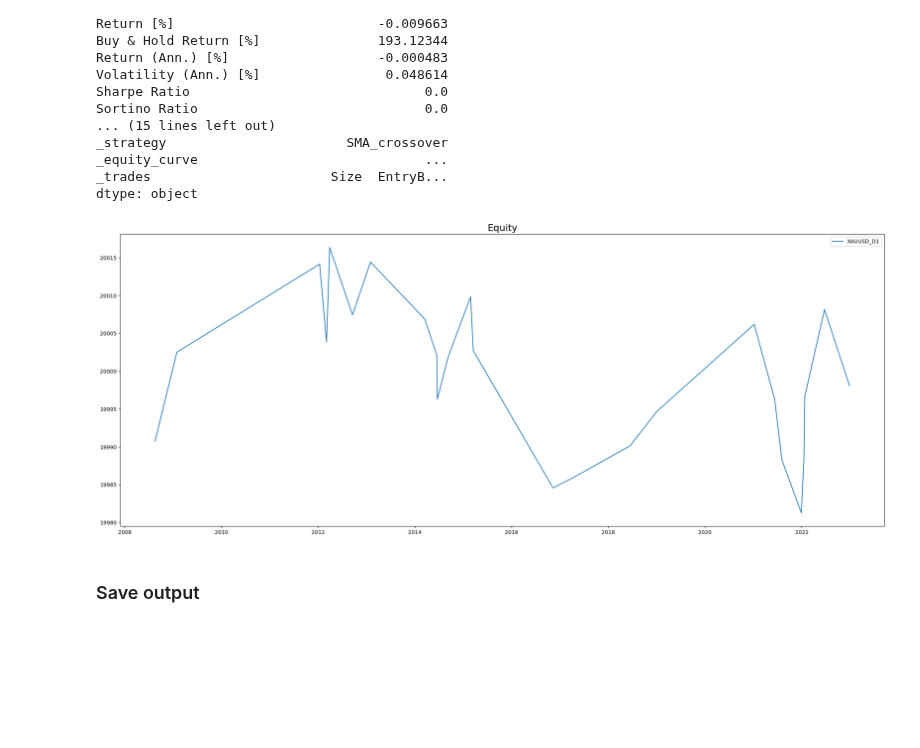
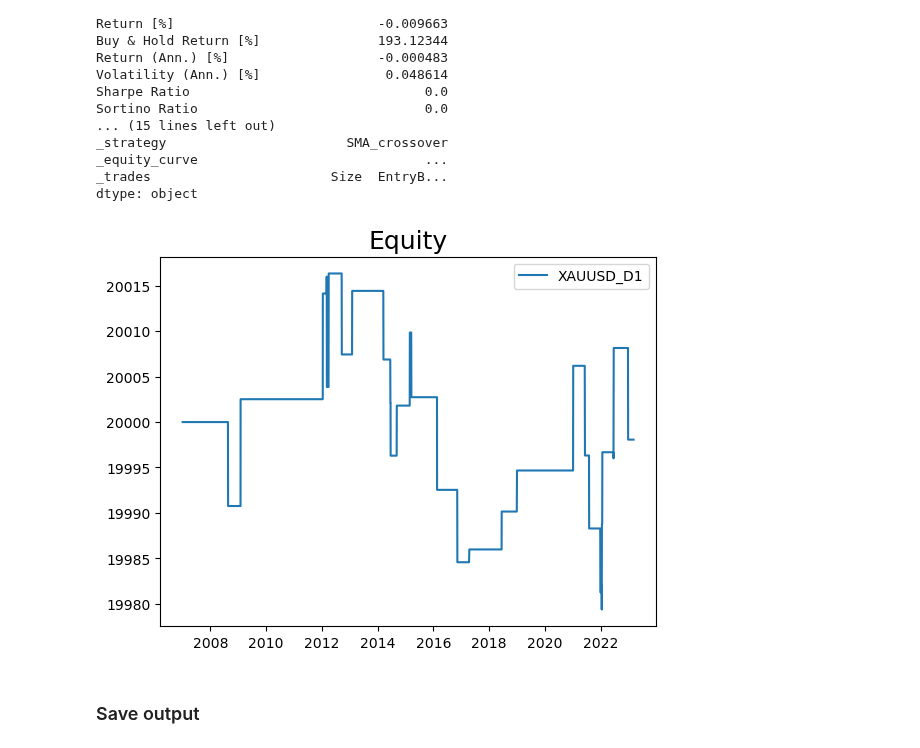
Before and after one commit to Kittipong91/XAUUSD_algorithmic_trading, a Jupyter notebook: Technical_Strategy/Strategy+1+-+Simple+moving+average+crossover/Strategy 1 - Simple moving average crossover - Backtesting.ipynb, the cells around one changed output. Drawn from its saved outputs; the diff is of its cells as text; code cells hidden in the pictures; blank space fills up the shorter version.

```diff
--- a/Technical_Strategy/Strategy+1+-+Simple+moving+average+crossover/Strategy 1 - Simple moving average crossover - Backtesting.ipynb
+++ b/Technical_Strategy/Strategy+1+-+Simple+moving+average+crossover/Strategy 1 - Simple moving average crossover - Backtesting.ipynb
@@ -65,9 +65,9 @@ _equity_curve                             ...
 _trades                       Size  EntryB...
 dtype: object
 # %%
-plot_equity_trades(result_D1['_trades'],'XAUUSD_D1' , account_size)
+plot_equity_trades(result_D1['_equity_curve'], 'XAUUSD_D1' , account_size)
 # %% [output]
-[figure, old version]
+[figure, new version]
 # %% [markdown]
 ### Save output
 # %%
```
Also changed, not shown: 5 other files.
